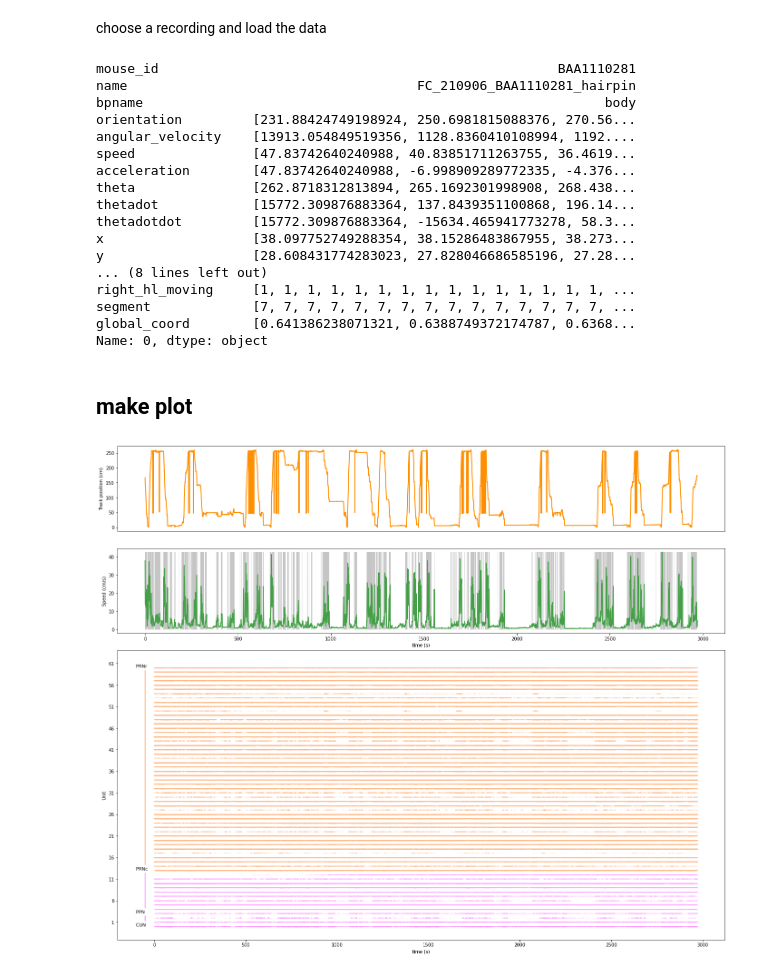
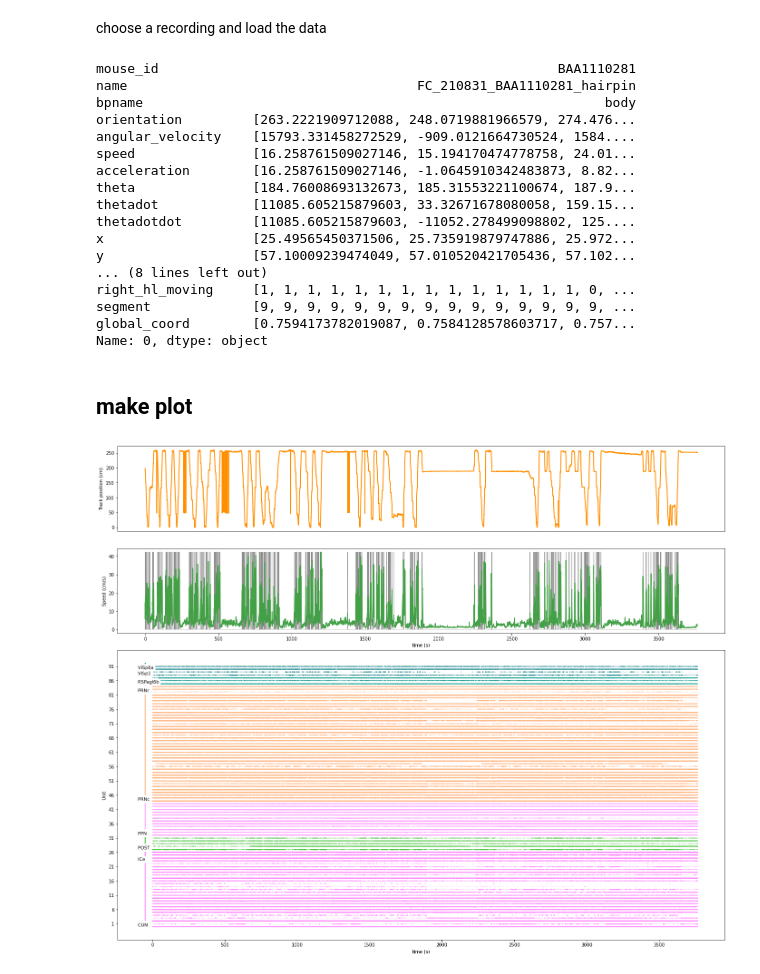
Before and after one commit to BrancoLab/LocomotionControl, a Jupyter notebook: analysis/ephys/activity_whole_session_raster.ipynb, the cells around one changed output. Cells and saved outputs as stored; diff of their text form; code cells hidden in the pictures.

```diff
--- a/analysis/ephys/activity_whole_session_raster.ipynb
+++ b/analysis/ephys/activity_whole_session_raster.ipynb
@@ -10,7 +10,7 @@ import matplotlib.pyplot as plt
 import numpy as np
 import pandas as pd
 from pathlib import Path
-
+from scipy.signal import medfilt
 
 import matplotlib.patheffects as path_effects
 from matplotlib.artist import Artist
@@ -27,6 +27,14 @@ save_folder = Path(r"D:\Dropbox (UCL)\Rotation_vte\Locomotion\analysis\ephys")
 
 # print all available recordings
 print(*zip(*Recording().fetch("name", "recording_probe_configuration")), sep="\n")
+
+
+
+
+def outline(artist: Artist, lw: float = 1, color: str = "white"):
+    artist.set_path_effects(
+        [path_effects.withStroke(linewidth=lw, foreground=color,)]
+    )
 # %% [output]
 ('FC_210715_AAA1110750_r5_hairpin', 'longcolumn')
 ('FC_210716_AAA1110750_r6_hairpin', 'longcolumn')
@@ -51,7 +59,7 @@ print(*zip(*Recording().fetch("name", "recording_probe_configuration")), sep="\n
 # %% [markdown]
 choose a recording and load the data
 # %%
-REC = "FC_210906_BAA1110281_hairpin"
+REC = "FC_210831_BAA1110281_hairpin"
 
 metadata = pd.DataFrame(
     (Recording & f'name="{REC}"').fetch()
@@ -64,32 +72,24 @@ units = pd.DataFrame(Unit * Unit.Spikes * Probe.RecordingSite & f'name="{REC}"')
 units = units.sort_values("brain_region", inplace=False).reset_index()
 # %% [output]
 mouse_id                                                   BAA1110281
-name                                     FC_210906_BAA1110281_hairpin
+name                                     FC_210831_BAA1110281_hairpin
 bpname                                                           body
-orientation         [231.88424749198924, 250.6981815088376, 270.56...
-angular_velocity    [13913.054849519356, 1128.8360410108994, 1192....
-speed               [47.83742640240988, 40.83851711263755, 36.4619...
-acceleration        [47.83742640240988, -6.998909289772335, -4.376...
-theta               [262.8718312813894, 265.1692301998908, 268.438...
-thetadot            [15772.309876883364, 137.8439351100868, 196.14...
-thetadotdot         [15772.309876883364, -15634.465941773278, 58.3...
-x                   [38.097752749288354, 38.15286483867955, 38.273...
-y                   [28.608431774283023, 27.828046686585196, 27.28...
+orientation         [263.2221909712088, 248.0719881966579, 274.476...
+angular_velocity    [15793.331458272529, -909.0121664730524, 1584....
+speed               [16.258761509027146, 15.194170474778758, 24.01...
+acceleration        [16.258761509027146, -1.0645910342483873, 8.82...
+theta               [184.76008693132673, 185.31553221100674, 187.9...
+thetadot            [11085.605215879603, 33.32671678080058, 159.15...
+thetadotdot         [11085.605215879603, -11052.278499098802, 125....
+x                   [25.49565450371506, 25.735919879747886, 25.972...
+y                   [57.10009239474049, 57.010520421705436, 57.102...
 ... (8 lines left out)
-right_hl_moving     [1, 1, 1, 1, 1, 1, 1, 1, 1, 1, 1, 1, 1, 1, 1, ...
-segment             [7, 7, 7, 7, 7, 7, 7, 7, 7, 7, 7, 7, 7, 7, 7, ...
-global_coord        [0.641386238071321, 0.6388749372174787, 0.6368...
+right_hl_moving     [1, 1, 1, 1, 1, 1, 1, 1, 1, 1, 1, 1, 1, 1, 0, ...
+segment             [9, 9, 9, 9, 9, 9, 9, 9, 9, 9, 9, 9, 9, 9, 9, ...
+global_coord        [0.7594173782019087, 0.7584128578603717, 0.757...
 Name: 0, dtype: object
 # %% [markdown]
 ## make plot
-# %%
-
-
-
-def outline(artist: Artist, lw: float = 1, color: str = BACKGROUND_COLOR):
-    artist.set_path_effects(
-        [path_effects.withStroke(linewidth=lw, foreground=color,)]
-    )
 # %%
 fig = plt.figure(figsize=(24, 20))
 
@@ -111,7 +111,7 @@ axes["A"].plot(tracking_time, tracking.global_coord * 260, lw=2, color=amber_dar
 axes["A"].set(ylabel="Track position (cm)", xticks=[])
 
 speed = convolve_with_gaussian(tracking.speed, 180)
-_ =axes["B"].plot(tracking_time, tracking.walking * np.max(speed), lw=.25, alpha=.3, color=grey_darker)
+_ =axes["B"].plot(tracking_time, medfilt(tracking.walking * np.max(speed), 31), lw=.5, alpha=.6, color=grey_darker)
 _ =axes["B"].plot(tracking_time, speed, lw=2, color=green_dark)
 _ =axes["B"].set(ylabel="Speed (cm/s)", xlabel="time (s)")
 
@@ -121,31 +121,31 @@ nunits = len(units)
 h = 1/nunits
 # axes["D"].vlines(tracking_time[tracking.walking == 1], ymin=0, ymax=1, zorder=-1, color=grey_darker, lw=.5, alpha=.1)
 
 
 regions = [ ]
 last_added = 0
 last_added_color = "black"
 for (i, unit) in units.iterrows():
     spikes = unit.spikes_ms / 1000
     y = np.zeros_like(spikes) + (i * h)
     axes["D"].scatter(spikes, y, s=1, color=unit.color, alpha=0.1, marker=7)
 
     # add region as text
     if unit.brain_region not in regions:
         axes["D"].plot([-50, -50], [last_added, i * h], lw=3, color=last_added_color, alpha=0.8)
         last_added = i * h
         last_added_color = unit.color
 
         txt = axes["D"].text(-100, (i * h) , unit.brain_region, color="black", fontsize=10)
         outline(txt, lw=10, color="white")
         regions.append(unit.brain_region)
 axes["D"].plot([-50, -50], [last_added, 1], lw=3, color=last_added_color, alpha=0.8)
 
 _ = axes["D"].set(ylabel="Unit", xlabel="time (s)", yticklabels=np.arange(1, nunits + 1, step=5), yticks=np.arange(1, nunits + 1, step=5)/nunits)
 
 
 
 # save figure as svg
 fig.savefig(save_folder / f"{REC}_raster.png", dpi=100, bbox_inches="tight")
 # %% [output]
-[figure, old version]
+[figure, new version]
```
Also changed, not shown: 5 other files.
